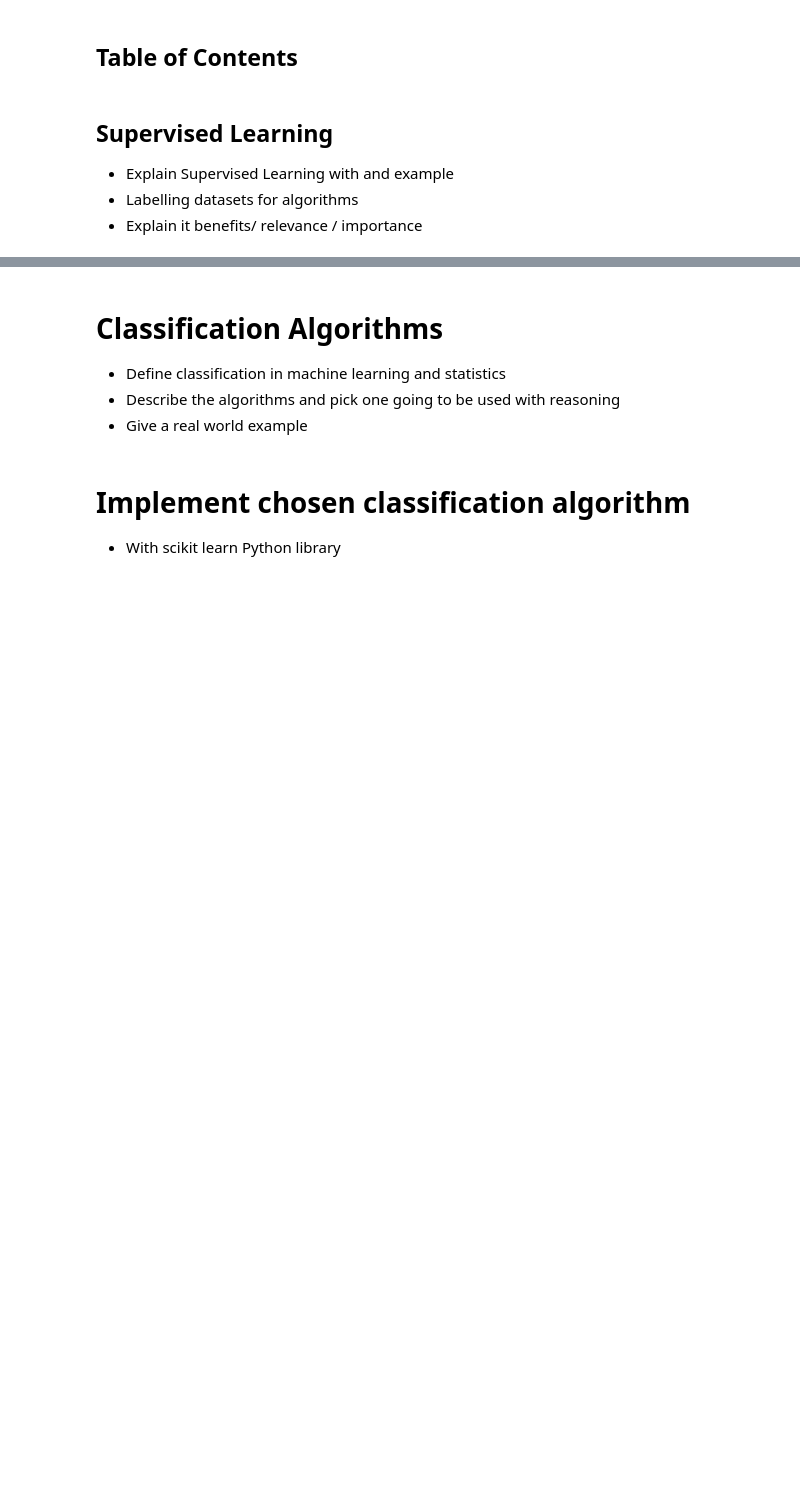
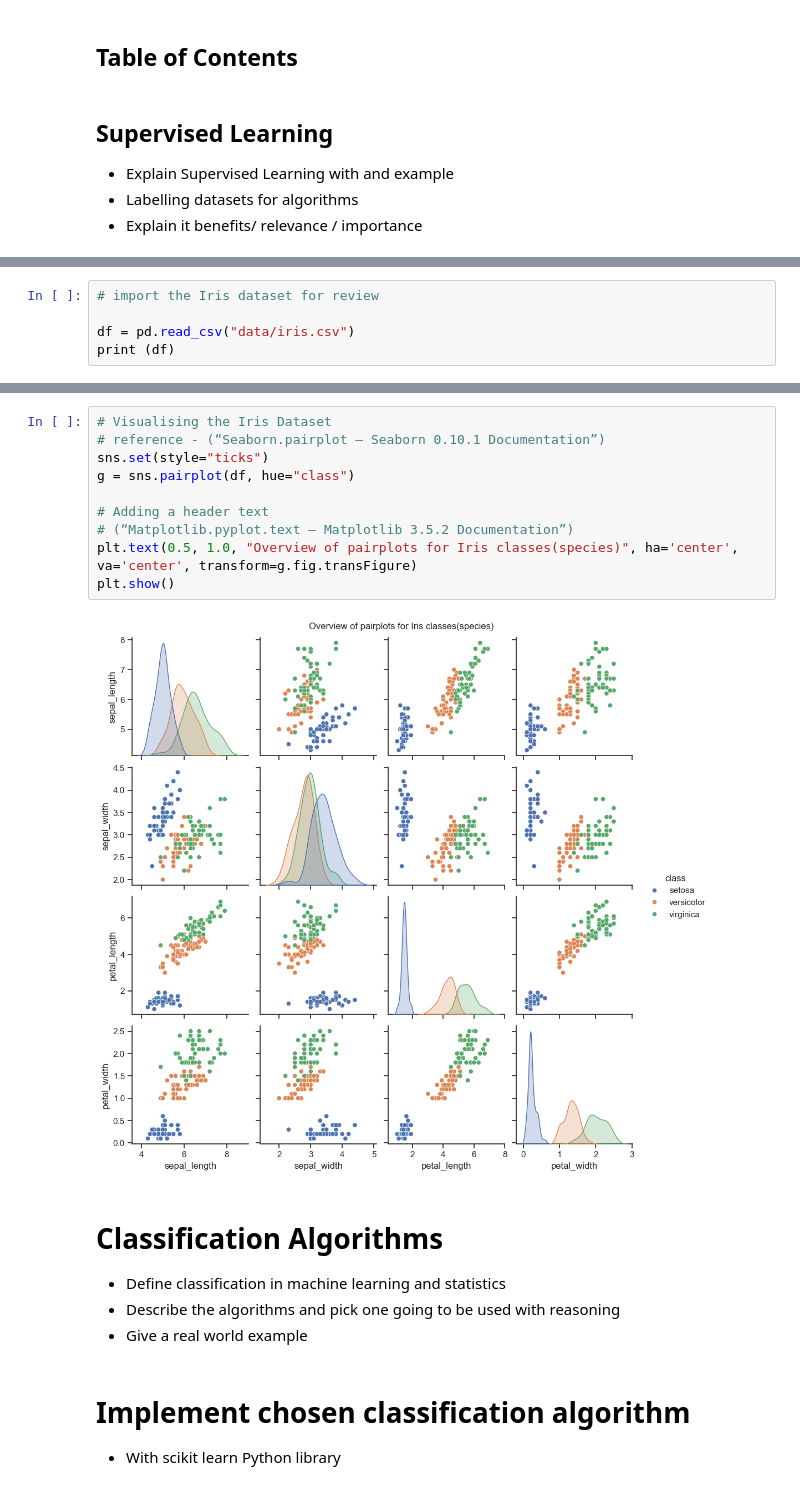
Before and after one commit to G00232918/machine_learning_and_stats, a Jupyter notebook: project.ipynb, the cells around one changed output, grey strips where cells are left out. Cells and saved outputs as stored; diff of their text form; blank space fills up the shorter version.

Commit message:
Iris data analysis

```diff
--- a/project.ipynb
+++ b/project.ipynb
@@ -34,0 +39,5 @@ The dataset has become a typical test for many statiscal classifcation and machi
+# %%
+# import the Iris dataset for review
+
+df = pd.read_csv("data/iris.csv")
+print (df)
@@ -35,3 +131,15 @@ The dataset has become a typical test for many statiscal classifcation and machi
+# %%
+# Visualising the Iris Dataset
+# reference - (“Seaborn.pairplot — Seaborn 0.10.1 Documentation”)
+sns.set(style="ticks")
+g = sns.pairplot(df, hue="class")
+
+# Adding a header text
+# (“Matplotlib.pyplot.text — Matplotlib 3.5.2 Documentation”)
+plt.text(0.5, 1.0, "Overview of pairplots for Iris classes(species)", ha='center', va='center', transform=g.fig.transFigure)
+plt.show()
+# %% [output]
+[figure, added]
 # %% [markdown]
 # Classification Algorithms
 * Define classification in machine learning and statistics
```
Also changed, not shown: parts of 13 cells of this notebook, 1 other file.
